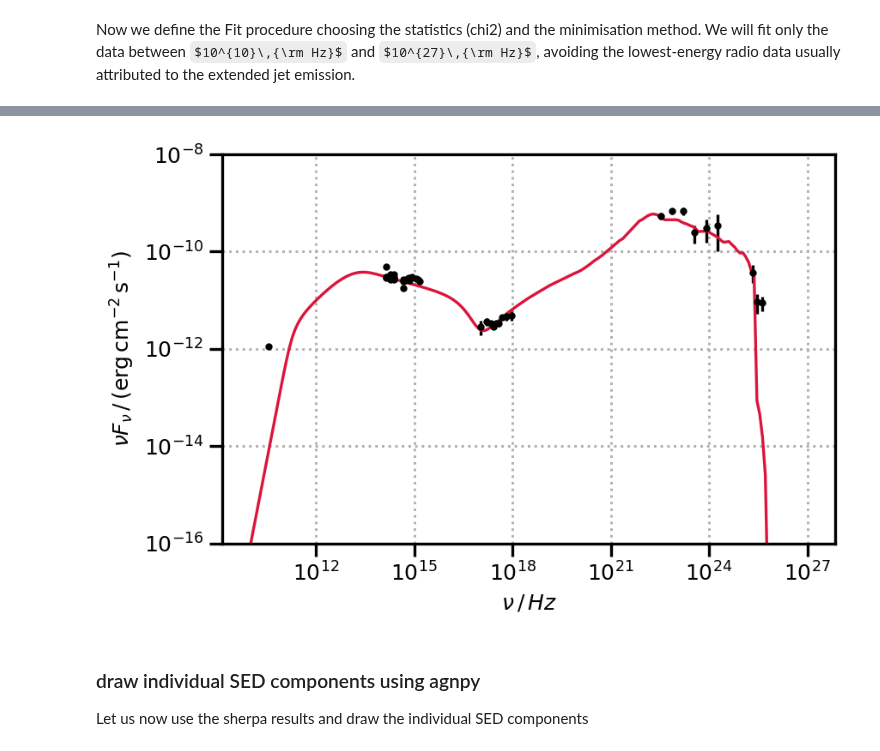
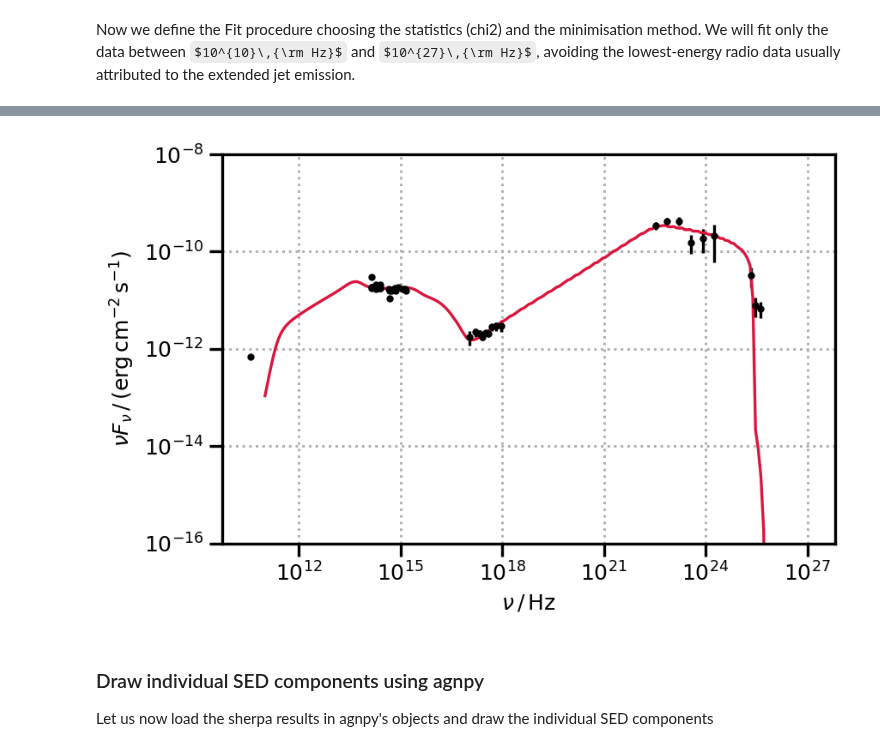
Before and after one commit to cosimoNigro/agnpy, a Jupyter notebook: docs/tutorials/ec_dt_sherpa_fit.ipynb, the cells around one changed output, grey strips where cells are left out. Saved outputs shown, nothing was run; the diff lists cells and outputs as text; code cells hidden in the pictures; some formulas as TeX source.

```diff
--- a/docs/tutorials/ec_dt_sherpa_fit.ipynb
+++ b/docs/tutorials/ec_dt_sherpa_fit.ipynb
@@ -36,2 +35,7 @@ from sherpa.optmethods import LevMar, NelderMead
+# %%
+# constants
+mec2 = m_e.to("erg", equivalencies=u.mass_energy())
+gamma_size = 400
+gamma_to_integrate = np.logspace(0, 7, gamma_size)
 # %% [markdown]
 ### sherpa wrapper of agnpy synchrotron, SSC and EC on DT
@@ -150,2 +237,13 @@ syserror  = None
+# %%
+# read the 1D data
+sed_path = pkg_resources.resource_filename("agnpy", "data/mwl_seds/PKS1510-089_2015b.ecsv")
+sed_table = Table.read(sed_path)
+x = sed_table["e_ref"].to("Hz", equivalencies=u.spectral())
+y = sed_table["e2dnde"]
+y_err_stat = sed_table["e2dnde_errn"]
+# add an arbitrary 10% systematic error on the flux measurement
+y_err_syst = 0.1 * y
+# load them in a sherpa data object
+sed = data.Data1D("sed", x, y, staterror=y_err_stat, syserror=y_err_syst)
 # %% [markdown]
 Create an instance of the model wrapping the synchrotron, SSC and EC on DT emissions.
@@ -273,13 +353,13 @@ Wall time: 1min 47s
 # %%
 # plot the results!
-x = np.logspace(np.log10(min_x), np.log10(max_x), 200)
-plt.errorbar(sed.x, sed.y, yerr=sed.staterror, marker=".", ls="", color="k")
-plot_sed(x, model(x), ls="-", color="crimson")
+x = np.logspace(11, 27, 200)
+plt.errorbar(sed.x, sed.y, yerr=sed.get_error(), marker=".", ls="", color="k")
+plot_sed(x, agnpy_ec(x), ls="-", color="crimson")
 plt.ylim([1e-16, 1e-8])
 plt.show()
 # %% [output]
-[figure, old version]
+[figure, new version]
 # %% [markdown]
-### draw individual SED components using agnpy
-Let us now use the sherpa results and draw the individual SED components
+### Draw individual SED components using agnpy
+Let us now load the sherpa results in agnpy's objects and draw the individual SED components
 # %%
```
Also changed, not shown: parts of 17 cells of this notebook, 1 other file.
